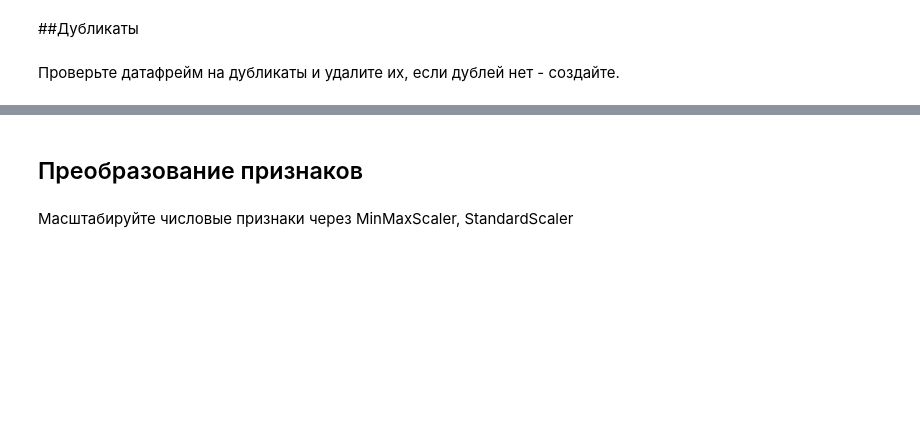
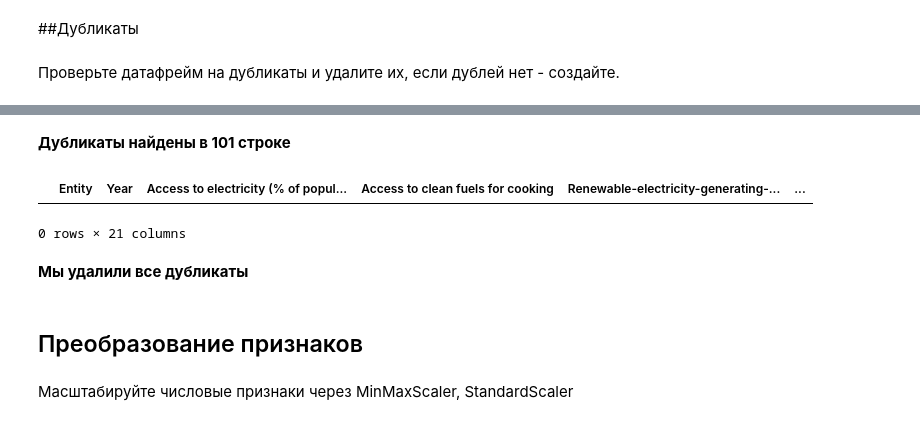
Before and after one commit to polinakochneva1/me_labs_house, a Jupyter notebook: lab3/Задание_3.ipynb, the cells around one changed output, grey strips where cells are left out. Saved outputs shown, nothing was run; the diff lists cells and outputs as text; code cells hidden in the pictures; blank space fills up the shorter version.

```diff
--- a/lab3/Задание_3.ipynb
+++ b/lab3/Задание_3.ipynb
@@ -177,3 +191,15 @@ df_interpolated
+# %% [markdown]
+**Дубликаты найдены в 101 строке**
+# %%
+#Удаление дублей
+df = df.drop_duplicates()
+df_no_duplicates = df[df.duplicated()]
+df_no_duplicates
+# %% [output]
+|  | Entity | Year | Access to electricity (% of popul... | Access to clean fuels for cooking | Renewable-electricity-generating-... | ... |
+0 rows × 21 columns
+# %% [markdown]
+**Мы удалили все дубликаты**
 # %% [markdown]
 ## Преобразование признаков
 # %% [markdown]
```
Also changed, not shown: parts of 2 cells of this notebook.
